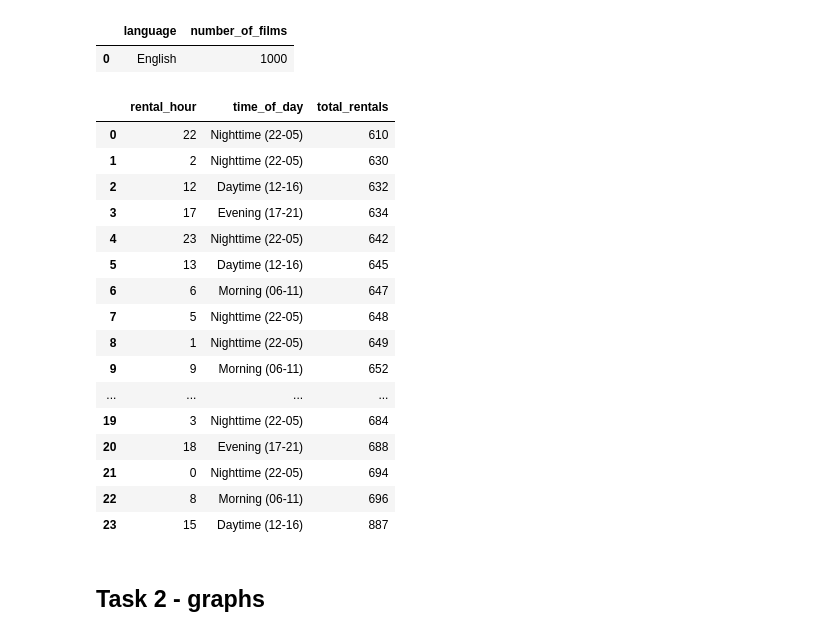
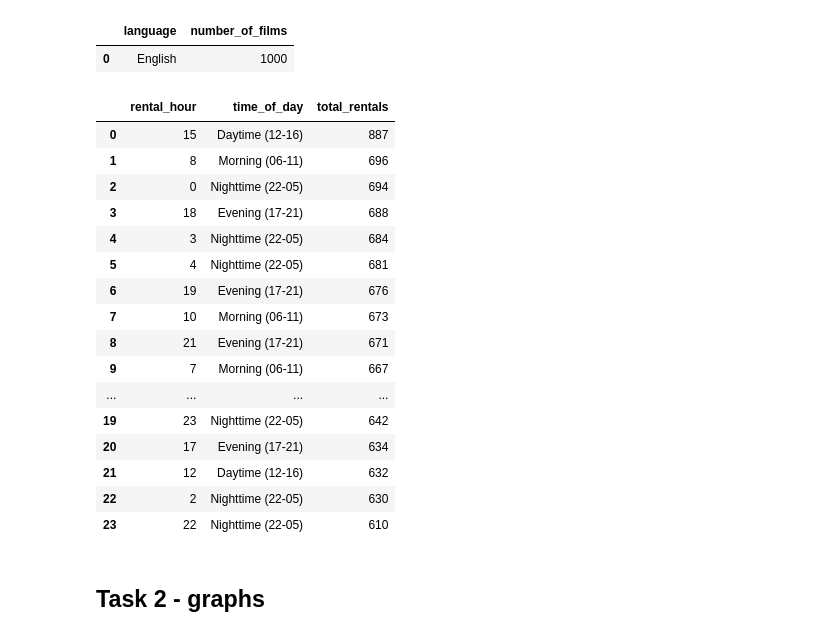
Before and after one commit to LisaYllander92/SQL_LAB_DE25_LisaYllander, a Jupyter notebook: data_analys.ipynb, the cells around one changed output. Cells and saved outputs as stored; diff of their text form; code cells hidden in the pictures.

```diff
--- a/data_analys.ipynb
+++ b/data_analys.ipynb
@@ -277,38 +277,38 @@ duckdb.sql(
 # %%
 # 5. At what time does most people rent movie?
 duckdb.sql("""--sql
     SELECT
         EXTRACT(HOUR FROM rental_date) AS rental_hour,
         CASE
         WHEN EXTRACT(HOUR FROM rental_date) BETWEEN 6 AND 11 THEN 'Morning (06-11)'
         WHEN EXTRACT(HOUR FROM rental_date) BETWEEN 12 AND 16 THEN 'Daytime (12-16)'
         WHEN EXTRACT(HOUR FROM rental_date) BETWEEN 17 AND 21 THEN 'Evening (17-21)'
         ELSE 'Nighttime (22-05)'
         END AS time_of_day,
 
         COUNT(rental_id) AS total_rentals
     FROM rental
     GROUP BY time_of_day, rental_hour
-    ORDER BY total_rentals
+    ORDER BY total_rentals DESC
 """).df()
 # %% [output]
 |  | rental_hour | time_of_day | total_rentals |
-| 0 | 22 | Nighttime (22-05) | 610 |
-| 1 | 2 | Nighttime (22-05) | 630 |
-| 2 | 12 | Daytime (12-16) | 632 |
-| 3 | 17 | Evening (17-21) | 634 |
-| 4 | 23 | Nighttime (22-05) | 642 |
-| 5 | 13 | Daytime (12-16) | 645 |
-| 6 | 6 | Morning (06-11) | 647 |
-| 7 | 5 | Nighttime (22-05) | 648 |
-| 8 | 1 | Nighttime (22-05) | 649 |
-| 9 | 9 | Morning (06-11) | 652 |
+| 0 | 15 | Daytime (12-16) | 887 |
+| 1 | 8 | Morning (06-11) | 696 |
+| 2 | 0 | Nighttime (22-05) | 694 |
+| 3 | 18 | Evening (17-21) | 688 |
+| 4 | 3 | Nighttime (22-05) | 684 |
+| 5 | 4 | Nighttime (22-05) | 681 |
+| 6 | 19 | Evening (17-21) | 676 |
+| 7 | 10 | Morning (06-11) | 673 |
+| 8 | 21 | Evening (17-21) | 671 |
+| 9 | 7 | Morning (06-11) | 667 |
 | ... | ... | ... | ... |
-| 19 | 3 | Nighttime (22-05) | 684 |
-| 20 | 18 | Evening (17-21) | 688 |
-| 21 | 0 | Nighttime (22-05) | 694 |
-| 22 | 8 | Morning (06-11) | 696 |
-| 23 | 15 | Daytime (12-16) | 887 |
+| 19 | 23 | Nighttime (22-05) | 642 |
+| 20 | 17 | Evening (17-21) | 634 |
+| 21 | 12 | Daytime (12-16) | 632 |
+| 22 | 2 | Nighttime (22-05) | 630 |
+| 23 | 22 | Nighttime (22-05) | 610 |
 # %% [markdown]
 ## Task 2 - graphs
 # %%
```
Also changed, not shown: parts of 4 cells of this notebook.
